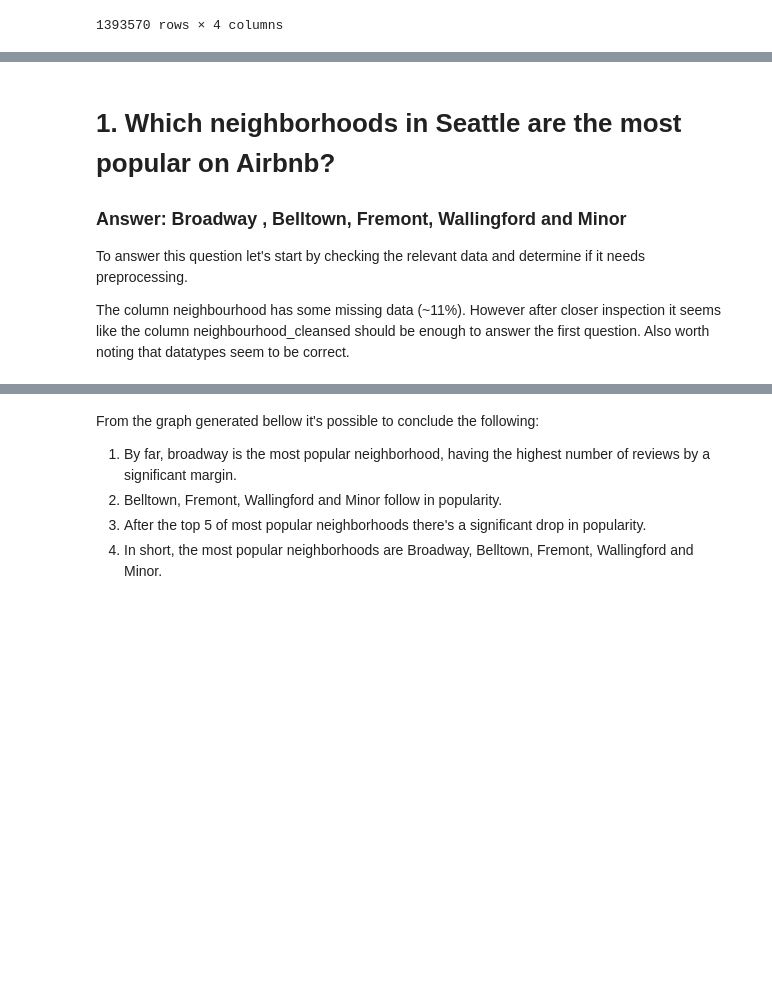
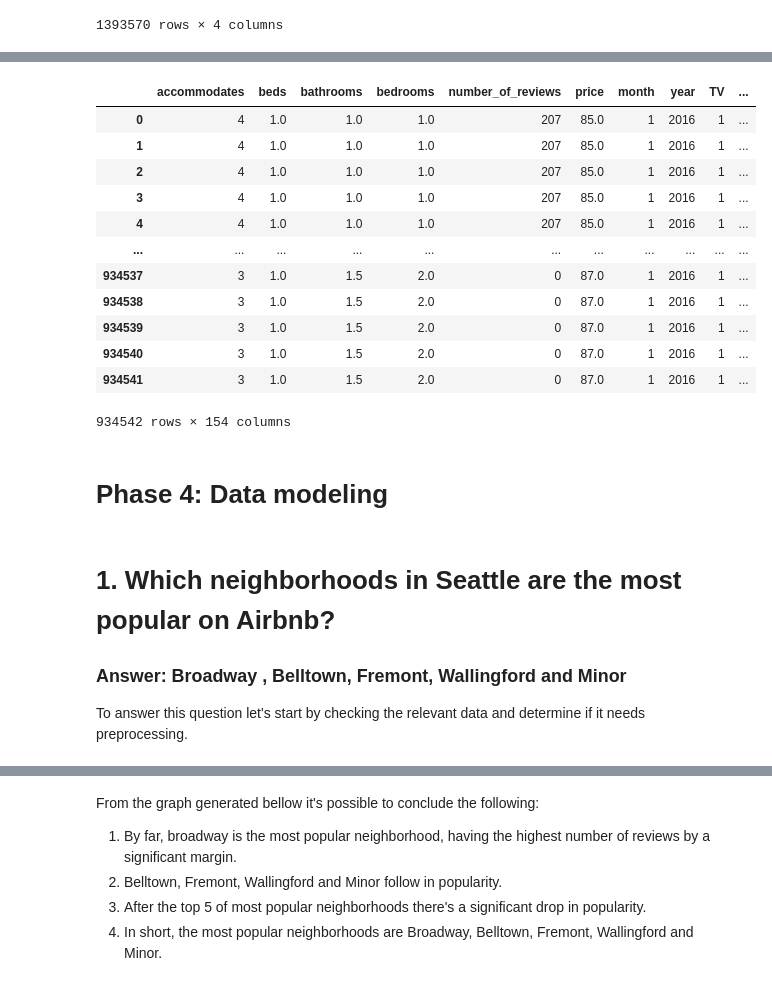
Before and after one commit to mguzman2016/udacity-ds-nanodegree-pj-1, a Jupyter notebook: Section 1 - Project.ipynb, the cells around one changed output, grey strips where cells are left out. Cells and saved outputs as stored; diff of their text form; code cells hidden in the pictures; blank space fills up the shorter version.

```diff
--- a/Section 1 - Project.ipynb
+++ b/Section 1 - Project.ipynb
@@ -86,0 +258,60 @@ calendar
+# %%
+import pandas as pd
+from helpers import percentage_to_float, price_to_float, process_dict_column, replace_with_median, replace_with_mode, fill_with_value
+# Decide which columns to use
+listings_cols_to_read = ['id','accommodates','beds','bathrooms','property_type'
+                         ,'room_type','bedrooms','amenities','number_of_reviews', 'neighbourhood_cleansed']
+columns_replace_no_data = ['property_type']
+columns_replace_median = ['bathrooms','bedrooms','beds']
+columns_replace_no_data = ['property_type']
+
+# Processing steps include : transform price to float, fill missing values and transform amenitites from json-like to array
+processing_steps = [
+    {'columns':columns_replace_median,'step':replace_with_median},
+    {'columns':columns_replace_no_data,'step':fill_with_value,'param': 'No data'},
+    {'columns':['amenities'],'step':process_dict_column}
+]
+
+# listing_id        int64
+# date             object
+# price           float64
+# month             int32
+# year              int32
+# month_year    period[M]
+
+available_listings_with_filtered_cols = available_listings[['listing_id','price','month','year']]
+listings_with_filtered_cols = listings[listings_cols_to_read]
+
+# Joining calendar and listings
+listings_by_date = listings_with_filtered_cols.merge(available_listings_with_filtered_cols,how="inner",left_on="id",right_on="listing_id")
+listings_by_date.drop(['id','listing_id'],axis=1,inplace=True)
+
+print(listings_by_date.dtypes)
+
+# Executing processing steps
+for step in processing_steps:
+    for column in step['columns']:
+        param = (step['param'],) if 'param' in step else ()
+        listings_by_date[column] = step['step'](listings_by_date[column], *param)
+
+# Extracting dummy variables from ammenities column
+print("processing amenities - dummies")
+amenities_dummies = listings_by_date['amenities'].apply(lambda x: pd.Series(1, index=x)).fillna(0)
+amenities_dummies = amenities_dummies.astype(int)
+print("processing amenities - concat")
+listings_by_date = pd.concat([listings_by_date.drop('amenities', axis=1), amenities_dummies], axis=1)
+print("processing categorical columns")
+categorical_columns = listings_by_date.select_dtypes(include=['object']).columns
+processed_listings = pd.get_dummies(listings_by_date, columns=categorical_columns, drop_first=True)
+
+# Transform booleans to 1s and 0s for consistency
+for col in processed_listings.select_dtypes(include=['bool']).columns:
+    processed_listings[col] = processed_listings[col].astype(int)
+
+# Sanity check we shouldn't have any missing data
+missing_vals = (processed_listings.isna().sum()/len(processed_listings))
+print(missing_vals[missing_vals > 0])
+
+# This is the dataframe that we'll use for analysis
+processed_listings
+# %% [output]
@@ -87,10 +335,21 @@ calendar
+|  | accommodates | beds | bathrooms | bedrooms | number_of_reviews | price | month | year | TV | ... |
+| 0 | 4 | 1.0 | 1.0 | 1.0 | 207 | 85.0 | 1 | 2016 | 1 | ... |
+| 1 | 4 | 1.0 | 1.0 | 1.0 | 207 | 85.0 | 1 | 2016 | 1 | ... |
+| 2 | 4 | 1.0 | 1.0 | 1.0 | 207 | 85.0 | 1 | 2016 | 1 | ... |
+| 3 | 4 | 1.0 | 1.0 | 1.0 | 207 | 85.0 | 1 | 2016 | 1 | ... |
+| 4 | 4 | 1.0 | 1.0 | 1.0 | 207 | 85.0 | 1 | 2016 | 1 | ... |
+| ... | ... | ... | ... | ... | ... | ... | ... | ... | ... | ... |
+| 934537 | 3 | 1.0 | 1.5 | 2.0 | 0 | 87.0 | 1 | 2016 | 1 | ... |
+| 934538 | 3 | 1.0 | 1.5 | 2.0 | 0 | 87.0 | 1 | 2016 | 1 | ... |
+| 934539 | 3 | 1.0 | 1.5 | 2.0 | 0 | 87.0 | 1 | 2016 | 1 | ... |
+| 934540 | 3 | 1.0 | 1.5 | 2.0 | 0 | 87.0 | 1 | 2016 | 1 | ... |
+| 934541 | 3 | 1.0 | 1.5 | 2.0 | 0 | 87.0 | 1 | 2016 | 1 | ... |
+934542 rows × 154 columns
+# %% [markdown]
+# Phase 4: Data modeling
 # %% [markdown]
 # 1. Which neighborhoods in Seattle are the most popular on Airbnb?
 
 ### Answer: Broadway , Belltown, Fremont, Wallingford and Minor
 
 To answer this question let's start by checking the relevant data and determine if it needs preprocessing.
-
-The column neighbourhood has some missing data (~11%).
-However after closer inspection it seems like the column neighbourhood_cleansed should be enough to answer the first question.
-Also worth noting that datatypes seem to be correct.
```
Also changed, not shown: parts of 28 cells of this notebook.
